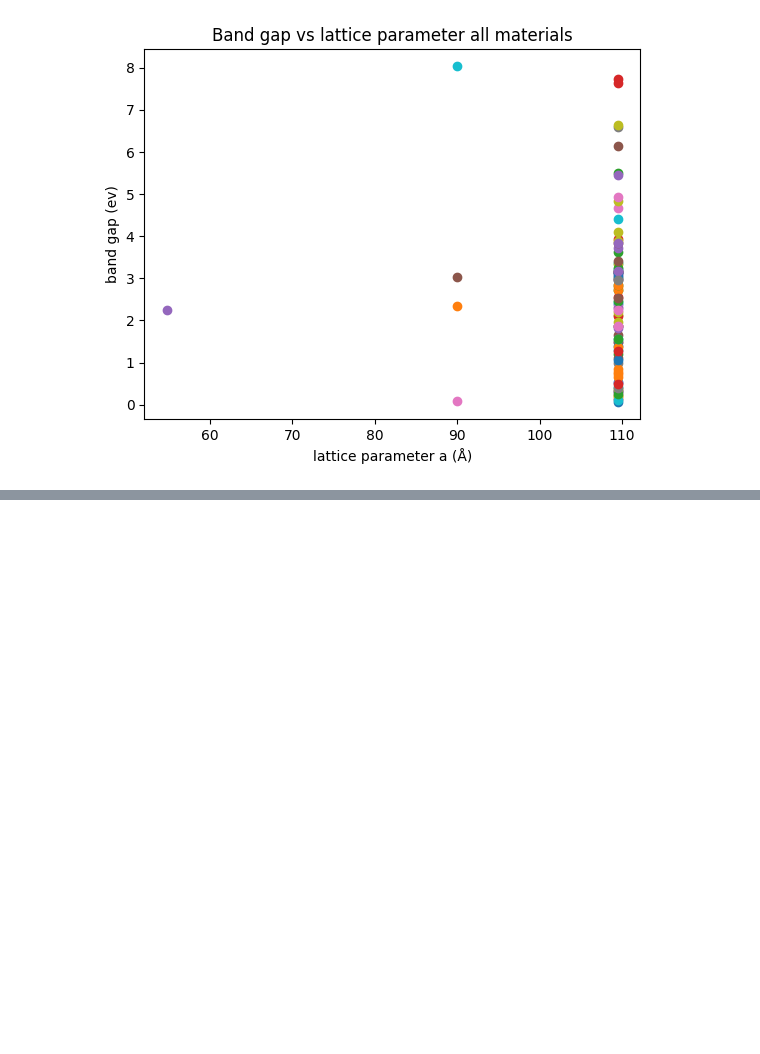
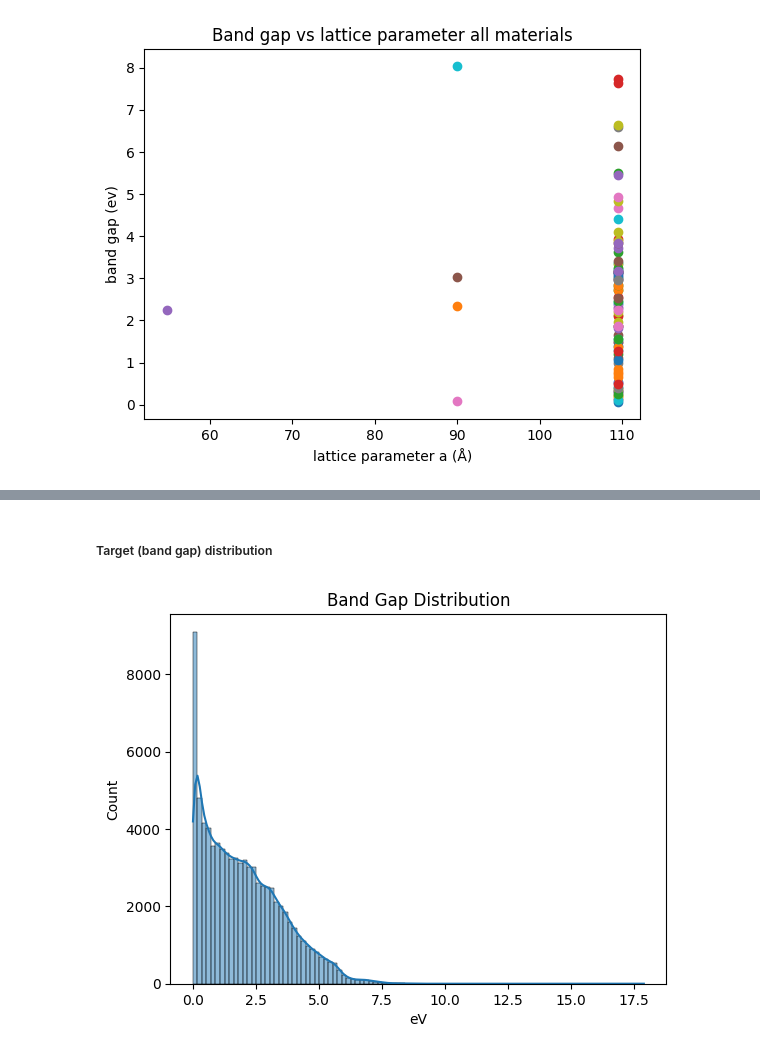
Before and after one commit to immischein/ML-bandgap, a Jupyter notebook: Bandgaps_ML_Model.ipynb, the cells around one changed output, grey strips where cells are left out. Cells and saved outputs as stored; diff of their text form; code cells hidden in the pictures; blank space fills up the shorter version.

```diff
--- a/Bandgaps_ML_Model.ipynb
+++ b/Bandgaps_ML_Model.ipynb
@@ -1031,0 +344,9 @@ Elements: W: 2.18 Å, Al: 1.84 Å, N: 1.55 Å
+# %% [markdown]
+##### Target (band gap) distribution
+# %%
+sns.histplot(df["band_gap"], bins=100, kde=True)
+plt.title("Band Gap Distribution")
+plt.xlabel("eV")
+plt.show()
+# %% [output]
+[figure, added]
```
Also changed, not shown: parts of 68 cells of this notebook.
